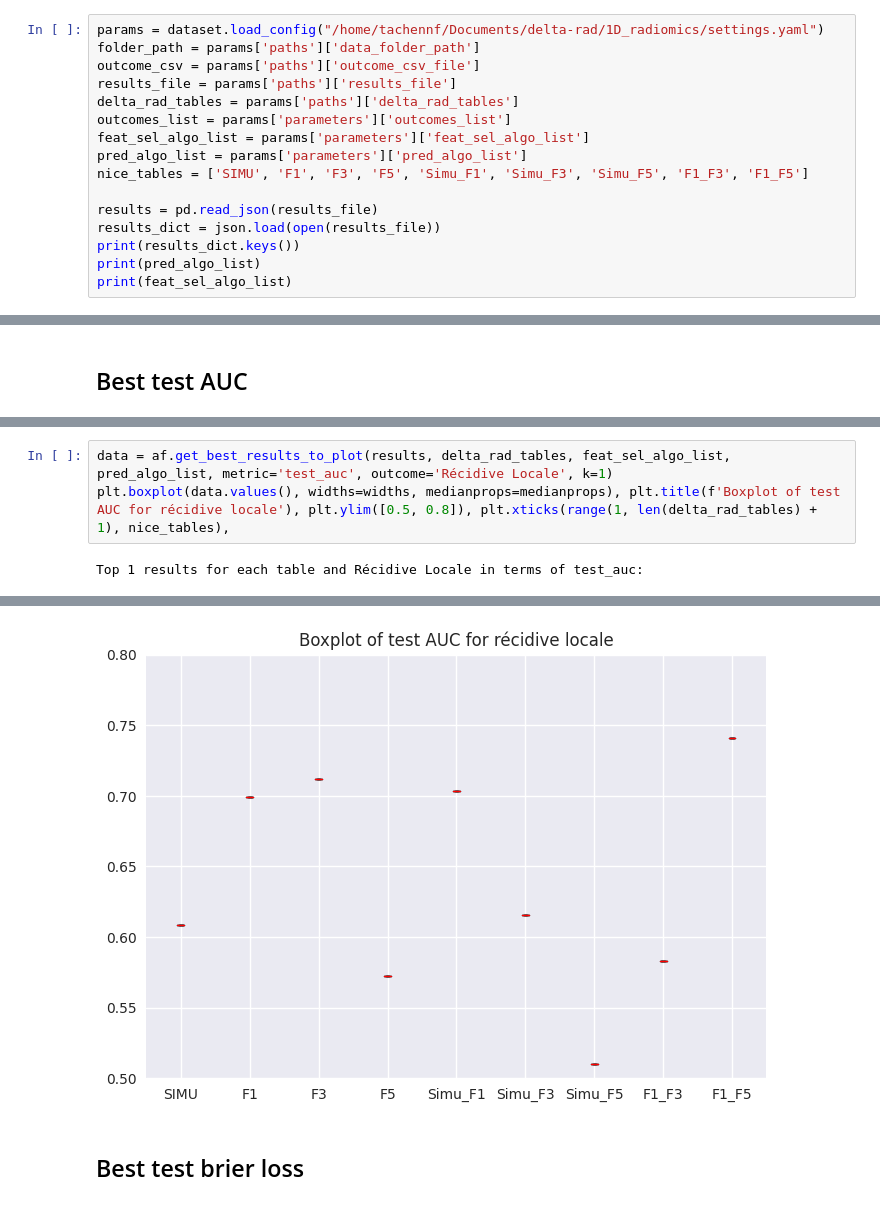
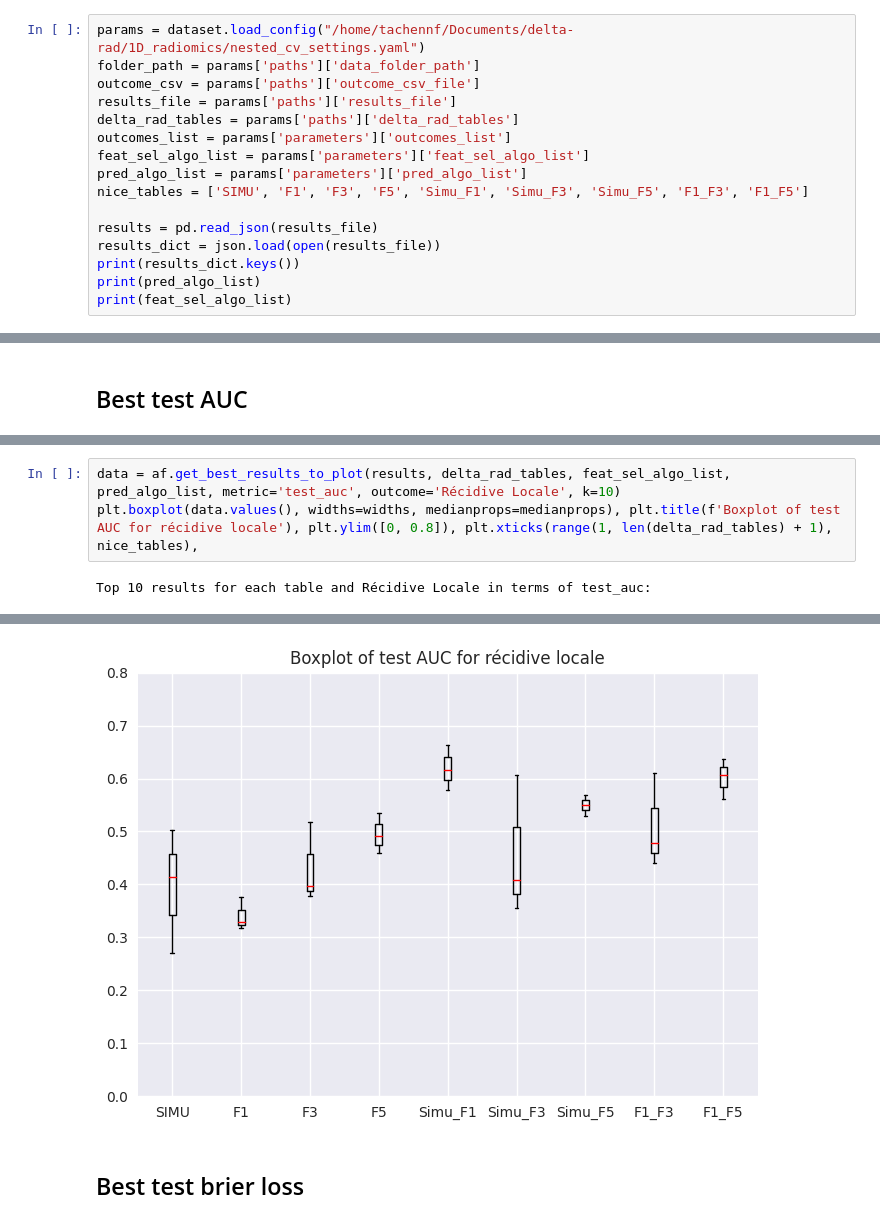
Before and after one commit to ftach/delta-rad, a Jupyter notebook: 1D_radiomics/0.35T/analyze_results.ipynb, the cells around one changed output, grey strips where cells are left out. Drawn from its saved outputs; the diff is of its cells as text.

Commit message:
analyzed results of new clean code

```diff
--- a/1D_radiomics/0.35T/analyze_results.ipynb
+++ b/1D_radiomics/0.35T/analyze_results.ipynb
@@ -18,7 +18,7 @@ import dataset
 # %% [markdown]
 # Retest Récidive Locale
 # %%
-params = dataset.load_config("/home/tachennf/Documents/delta-rad/1D_radiomics/settings.yaml")
+params = dataset.load_config("/home/tachennf/Documents/delta-rad/1D_radiomics/nested_cv_settings.yaml")
 folder_path = params['paths']['data_folder_path']
 outcome_csv = params['paths']['outcome_csv_file']
 results_file = params['paths']['results_file']
@@ -198,26 +198,26 @@ Mean test_auc: 0.7410226665904249, Prediction Algorithm: RF, Feature Selection A
 # %%
-data = af.get_best_results_to_plot(results, delta_rad_tables, feat_sel_algo_list, pred_algo_list, metric='test_auc', outcome='Récidive Locale', k=1)
-plt.boxplot(data.values(), widths=widths, medianprops=medianprops), plt.title(f'Boxplot of test AUC for récidive locale'), plt.ylim([0.5, 0.8]), plt.xticks(range(1, len(delta_rad_tables) + 1), nice_tables),
+data = af.get_best_results_to_plot(results, delta_rad_tables, feat_sel_algo_list, pred_algo_list, metric='test_auc', outcome='Récidive Locale', k=10)
+plt.boxplot(data.values(), widths=widths, medianprops=medianprops), plt.title(f'Boxplot of test AUC for récidive locale'), plt.ylim([0, 0.8]), plt.xticks(range(1, len(delta_rad_tables) + 1), nice_tables),
 # %% [output]
-Top 1 results for each table and Récidive Locale in terms of test_auc:
+Top 10 results for each table and Récidive Locale in terms of test_auc:
 ({'whiskers': [<matplotlib.lines.Line2D at 0x...>,
    <matplotlib.lines.Line2D at 0x...>,
    <matplotlib.lines.Line2D at 0x...>,
    <matplotlib.lines.Line2D at 0x...>,
    <matplotlib.lines.Line2D at 0x...>,
    <matplotlib.lines.Line2D at 0x...>,
    <matplotlib.lines.Line2D at 0x...>,
    <matplotlib.lines.Line2D at 0x...>,
    <matplotlib.lines.Line2D at 0x...>,
    <matplotlib.lines.Line2D at 0x...>,
    <matplotlib.lines.Line2D at 0x...>,
    <matplotlib.lines.Line2D at 0x...>,
 ... (68 lines left out)
    Text(6, 0, 'Simu_F3'),
    Text(7, 0, 'Simu_F5'),
    Text(8, 0, 'F1_F3'),
    Text(9, 0, 'F1_F5')]))
-[figure, old version]
+[figure, new version]
 # %% [markdown]
 ## Best test brier loss
 # %%
```
Also changed, not shown: parts of 14 cells of this notebook, 2 other files.
